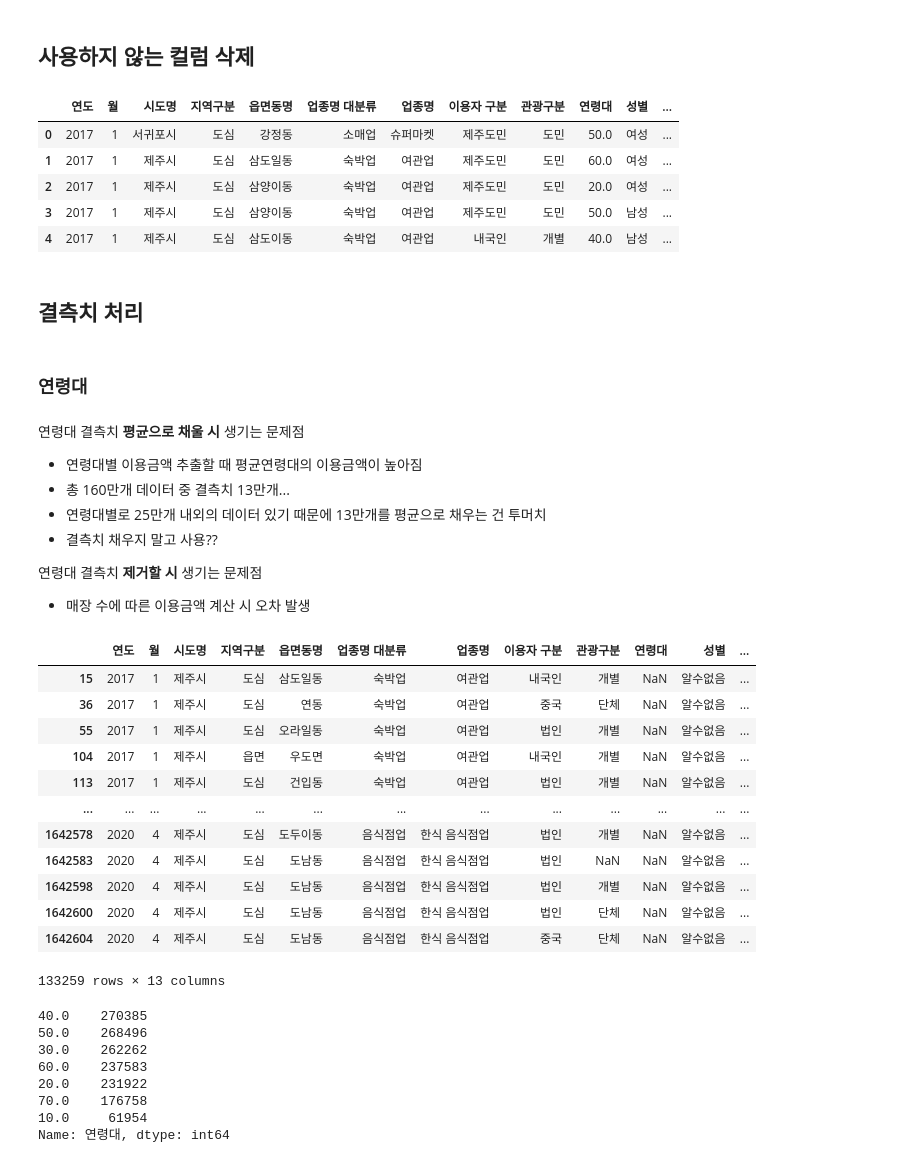
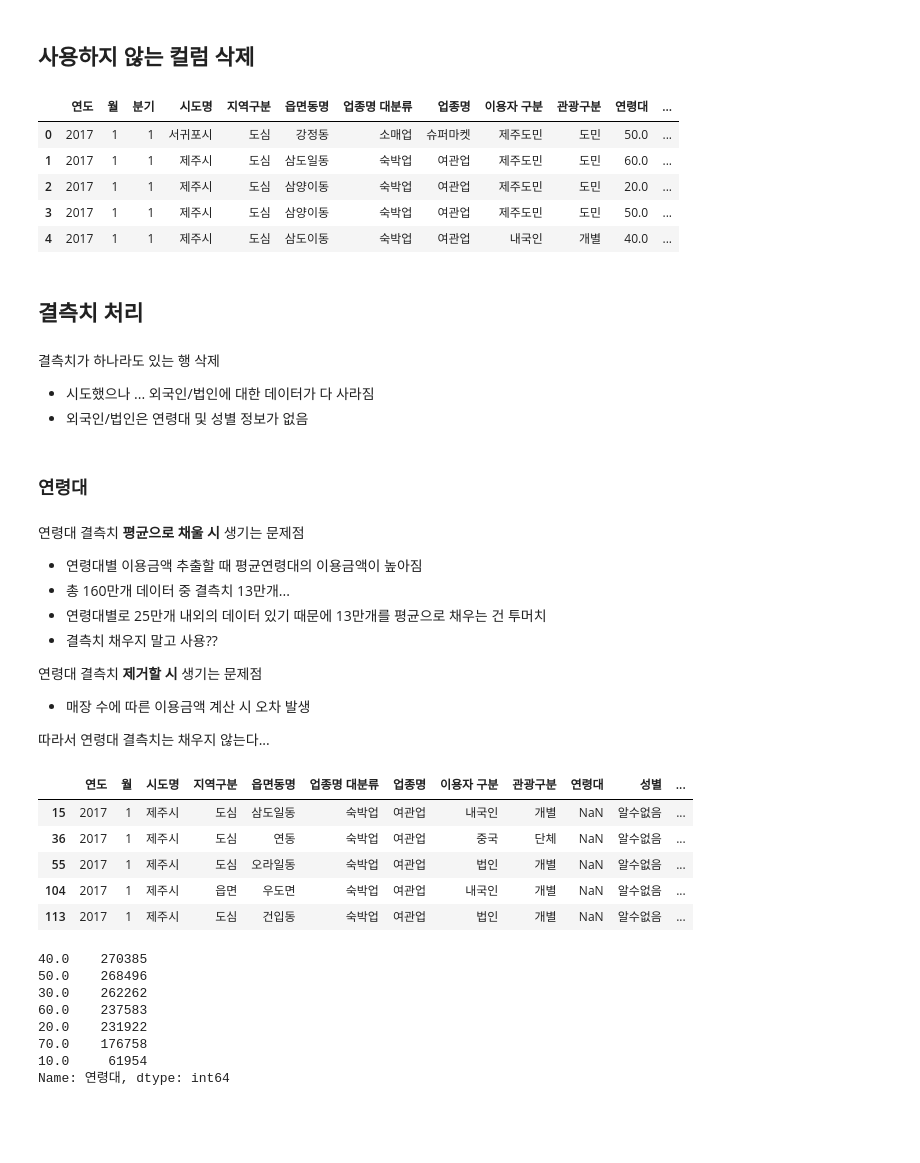
Before and after one commit to HayeonKimm/Tourist_Consumption_Analysis, a Jupyter notebook: code/1_preprocessing/제주_예비창업자를_위한_업종별_카드_매출과_매장수_데이터_전처리.ipynb, the cells around one changed output. Drawn from its saved outputs; the diff is of its cells as text; code cells hidden in the pictures; blank space fills up the shorter version.

```diff
--- a/code/1_preprocessing/제주_예비창업자를_위한_업종별_카드_매출과_매장수_데이터_전처리.ipynb
+++ b/code/1_preprocessing/제주_예비창업자를_위한_업종별_카드_매출과_매장수_데이터_전처리.ipynb
@@ -84,4 +82,0 @@ df_card.shape
-# %%
-df_card[['연도', '월']]=df_card['년월'].str.split('-', n=1, expand=True)
-df_card['연도']=pd.to_numeric(df_card['연도'])
-df_card['월']=pd.to_numeric(df_card['월'])
@@ -88,22 +87,34 @@ df_card['월']=pd.to_numeric(df_card['월'])
+# %%
+df_card['년월']= pd.to_datetime(df_card['년월'])
+# %%
+df_card['연도'] = df_card['년월'].dt.year
+df_card['월'] = df_card['년월'].dt.month
+df_card['분기'] = df_card['년월'].dt.quarter
 # %% [markdown]
 ## 사용하지 않는 컬럼 삭제
 # %%
 df_card = df_card.drop(['년월', '업종코드', '데이터기준일자'], axis=1)
 # %%
-columns = ['연도', '월',  '시도명', '지역구분', '읍면동명',
+# 컬럼 순서 변경
+columns = ['연도', '월', '분기','시도명', '지역구분', '읍면동명',
            '업종명 대분류', '업종명', '이용자 구분', '관광구분',
            '연령대', '성별', '이용금액', '매장수', ]
 df_card=df_card[columns]
-df_card.head()
-# %% [output]
-|  | 연도 | 월 | 시도명 | 지역구분 | 읍면동명 | 업종명 대분류 | 업종명 | 이용자 구분 | 관광구분 | 연령대 | 성별 | ... |
-| 0 | 2017 | 1 | 서귀포시 | 도심 | 강정동 | 소매업 | 슈퍼마켓 | 제주도민 | 도민 | 50.0 | 여성 | ... |
-| 1 | 2017 | 1 | 제주시 | 도심 | 삼도일동 | 숙박업 | 여관업 | 제주도민 | 도민 | 60.0 | 여성 | ... |
-| 2 | 2017 | 1 | 제주시 | 도심 | 삼양이동 | 숙박업 | 여관업 | 제주도민 | 도민 | 20.0 | 여성 | ... |
-| 3 | 2017 | 1 | 제주시 | 도심 | 삼양이동 | 숙박업 | 여관업 | 제주도민 | 도민 | 50.0 | 남성 | ... |
-| 4 | 2017 | 1 | 제주시 | 도심 | 삼도이동 | 숙박업 | 여관업 | 내국인 | 개별 | 40.0 | 남성 | ... |
+# %%
+df_card.head()
+# %% [output]
+|  | 연도 | 월 | 분기 | 시도명 | 지역구분 | 읍면동명 | 업종명 대분류 | 업종명 | 이용자 구분 | 관광구분 | 연령대 | ... |
+| 0 | 2017 | 1 | 1 | 서귀포시 | 도심 | 강정동 | 소매업 | 슈퍼마켓 | 제주도민 | 도민 | 50.0 | ... |
+| 1 | 2017 | 1 | 1 | 제주시 | 도심 | 삼도일동 | 숙박업 | 여관업 | 제주도민 | 도민 | 60.0 | ... |
+| 2 | 2017 | 1 | 1 | 제주시 | 도심 | 삼양이동 | 숙박업 | 여관업 | 제주도민 | 도민 | 20.0 | ... |
+| 3 | 2017 | 1 | 1 | 제주시 | 도심 | 삼양이동 | 숙박업 | 여관업 | 제주도민 | 도민 | 50.0 | ... |
+| 4 | 2017 | 1 | 1 | 제주시 | 도심 | 삼도이동 | 숙박업 | 여관업 | 내국인 | 개별 | 40.0 | ... |
 # %% [markdown]
 ## 결측치 처리
+# %% [markdown]
+결측치가 하나라도 있는 행 삭제
+* 시도했으나 ... 외국인/법인에 대한 데이터가 다 사라짐
+* 외국인/법인은 연령대 및 성별 정보가 없음
 # %% [markdown]
 ### 연령대
 # %% [markdown]
@@ -115,22 +126,19 @@ df_card.head()
 
 연령대 결측치 **제거할 시** 생기는 문제점
 * 매장 수에 따른 이용금액 계산 시 오차 발생
+
+
+
+따라서 연령대 결측치는 채우지 않는다...
 # %%
-df_card[df_card['연령대'].isna()]
+df_card[df_card['연령대'].isna()].head()
 # %% [output]
 |  | 연도 | 월 | 시도명 | 지역구분 | 읍면동명 | 업종명 대분류 | 업종명 | 이용자 구분 | 관광구분 | 연령대 | 성별 | ... |
 | 15 | 2017 | 1 | 제주시 | 도심 | 삼도일동 | 숙박업 | 여관업 | 내국인 | 개별 | NaN | 알수없음 | ... |
 | 36 | 2017 | 1 | 제주시 | 도심 | 연동 | 숙박업 | 여관업 | 중국 | 단체 | NaN | 알수없음 | ... |
 | 55 | 2017 | 1 | 제주시 | 도심 | 오라일동 | 숙박업 | 여관업 | 법인 | 개별 | NaN | 알수없음 | ... |
 | 104 | 2017 | 1 | 제주시 | 읍면 | 우도면 | 숙박업 | 여관업 | 내국인 | 개별 | NaN | 알수없음 | ... |
 | 113 | 2017 | 1 | 제주시 | 도심 | 건입동 | 숙박업 | 여관업 | 법인 | 개별 | NaN | 알수없음 | ... |
-| ... | ... | ... | ... | ... | ... | ... | ... | ... | ... | ... | ... | ... |
-| 1642578 | 2020 | 4 | 제주시 | 도심 | 도두이동 | 음식점업 | 한식 음식점업 | 법인 | 개별 | NaN | 알수없음 | ... |
-| 1642583 | 2020 | 4 | 제주시 | 도심 | 도남동 | 음식점업 | 한식 음식점업 | 법인 | NaN | NaN | 알수없음 | ... |
-| 1642598 | 2020 | 4 | 제주시 | 도심 | 도남동 | 음식점업 | 한식 음식점업 | 법인 | 개별 | NaN | 알수없음 | ... |
-| 1642600 | 2020 | 4 | 제주시 | 도심 | 도남동 | 음식점업 | 한식 음식점업 | 법인 | 단체 | NaN | 알수없음 | ... |
-| 1642604 | 2020 | 4 | 제주시 | 도심 | 도남동 | 음식점업 | 한식 음식점업 | 중국 | 단체 | NaN | 알수없음 | ... |
-133259 rows × 13 columns
 # %%
 df_card['연령대'].value_counts()
 # %% [output]
```
Also changed, not shown: parts of 60 cells of this notebook.
